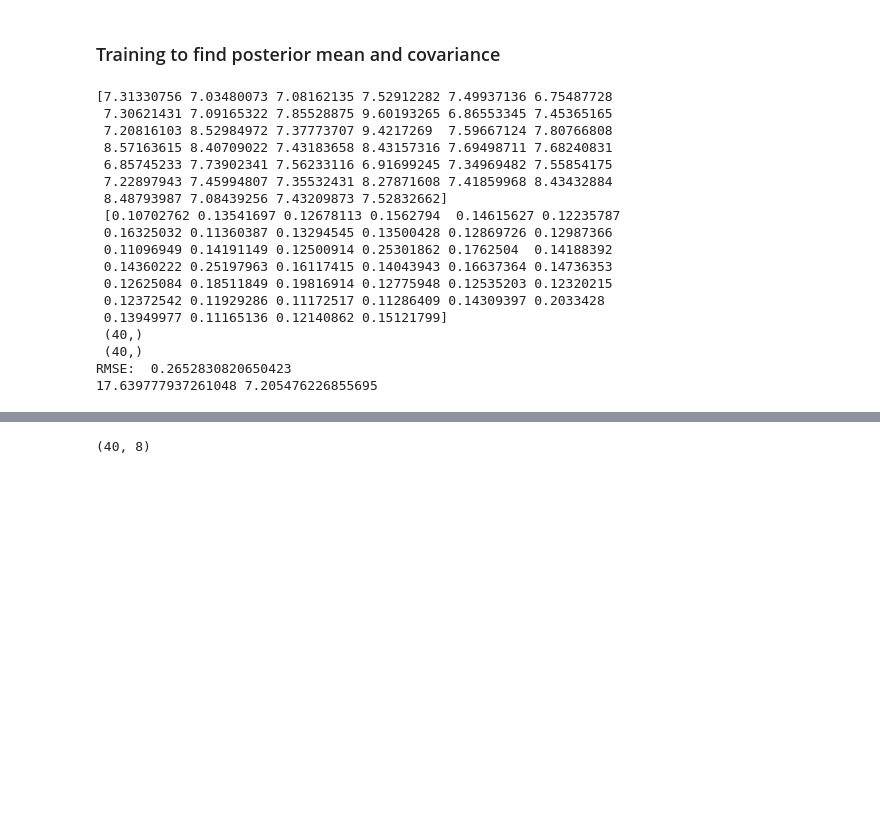
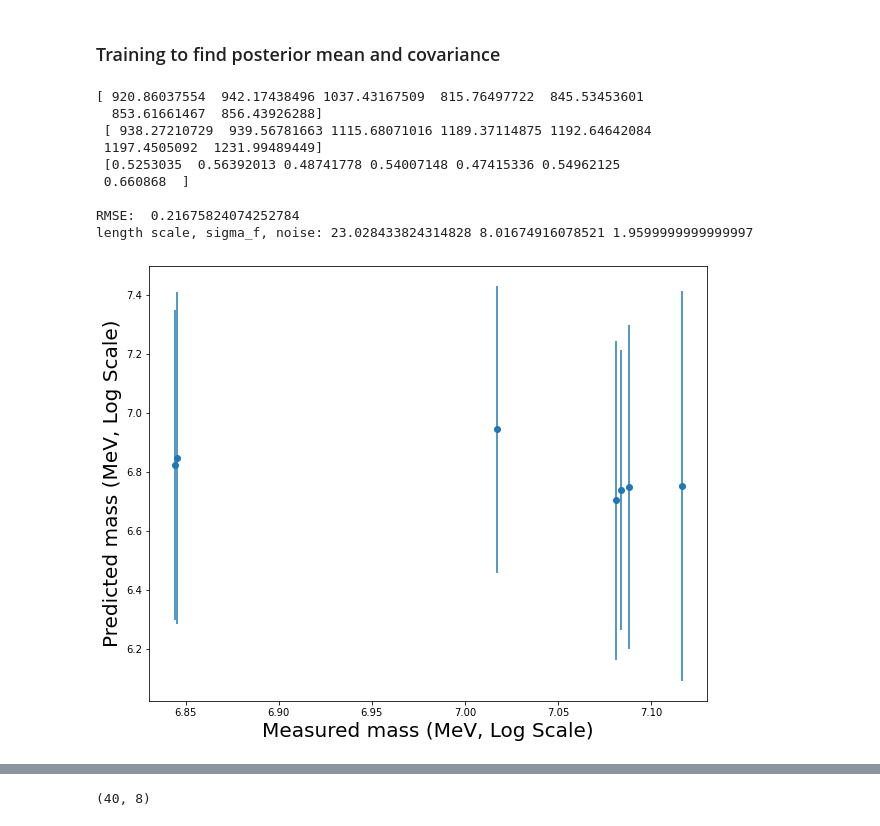
Before and after one commit to has9h/gp, a Jupyter notebook: freitas-krasserm-turner/gaussian-processes-krasserm.ipynb, the cells around one changed output, grey strips where cells are left out. Drawn from its saved outputs; the diff is of its cells as text; code cells hidden in the pictures; blank space fills up the shorter version.

```diff
--- a/freitas-krasserm-turner/gaussian-processes-krasserm.ipynb
+++ b/freitas-krasserm-turner/gaussian-processes-krasserm.ipynb
@@ -425,37 +458,32 @@ np.exp(Y_test[0])
 ### Training to find posterior mean and covariance
 # %%
 # Declare cache
-results = {'mean': np.zeros((iter, X_test.shape[0])), 'cov': np.zeros((iter, X_test.shape[0])),
-           'length_scales': np.zeros(iter), 'sigma_f': np.zeros(iter)}
+# results = {'mean': np.zeros((iter, X_test.shape[0])), 'cov': np.zeros((iter, X_test.shape[0])),
+#            'length_scales': np.zeros(iter), 'sigma_f': np.zeros(iter)}
 
 # Reuse training data
 gpr.fit(X_train, Y_train)
 
 mean, cov = gpr.predict(X_test, return_std=True)
 
 # Obtain optimized kernel parameters
 l = gpr.kernel_.k2.get_params()['length_scale']
 sigma_f = np.sqrt(gpr.kernel_.k1.get_params()['constant_value'])
 
-print(mean, '\n', cov, '\n', mean.shape, '\n', cov.shape)
+print(np.exp(mean), '\n', np.exp(Y_test), '\n', cov, '\n')
 print('RMSE: ', mean_absolute_error(Y_test, mean))
-print(l, sigma_f)
+print('length scale, sigma_f, noise:', l, sigma_f, noise)
+
+# Plot
+plotter(Y_test, mean, cov)
 # %% [output]
-[7.31330756 7.03480073 7.08162135 7.52912282 7.49937136 6.75487728
- 7.30621431 7.09165322 7.85528875 9.60193265 6.86553345 7.45365165
- 7.20816103 8.52984972 7.37773707 9.4217269  7.59667124 7.80766808
- 8.57163615 8.40709022 7.43183658 8.43157316 7.69498711 7.68240831
- 6.85745233 7.73902341 7.56233116 6.91699245 7.34969482 7.55854175
- 7.22897943 7.45994807 7.35532431 8.27871608 7.41859968 8.43432884
- 8.48793987 7.08439256 7.43209873 7.52832662]
- [0.10702762 0.13541697 0.12678113 0.1562794  0.14615627 0.12235787
- 0.16325032 0.11360387 0.13294545 0.13500428 0.12869726 0.12987366
- 0.11096949 0.14191149 0.12500914 0.25301862 0.1762504  0.14188392
- 0.14360222 0.25197963 0.16117415 0.14043943 0.16637364 0.14736353
- 0.12625084 0.18511849 0.19816914 0.12775948 0.12535203 0.12320215
- 0.12372542 0.11929286 0.11172517 0.11286409 0.14309397 0.2033428
- 0.13949977 0.11165136 0.12140862 0.15121799]
- (40,)
- (40,)
-RMSE:  0.2652830820650423
-17.639777937261048 7.205476226855695
+[ 920.86037554  942.17438496 1037.43167509  815.76497722  845.53453601
+  853.61661467  856.43926288]
+ [ 938.27210729  939.56781663 1115.68071016 1189.37114875 1192.64642084
+ 1197.4505092  1231.99489449]
+ [0.5253035  0.56392013 0.48741778 0.54007148 0.47415336 0.54962125
+ 0.660868  ]
+
+RMSE:  0.21675824074252784
+length scale, sigma_f, noise: 23.028433824314828 8.01674916078521 1.9599999999999997
+[figure, added]
```
Also changed, not shown: parts of 14 cells of this notebook, 1 other file.
